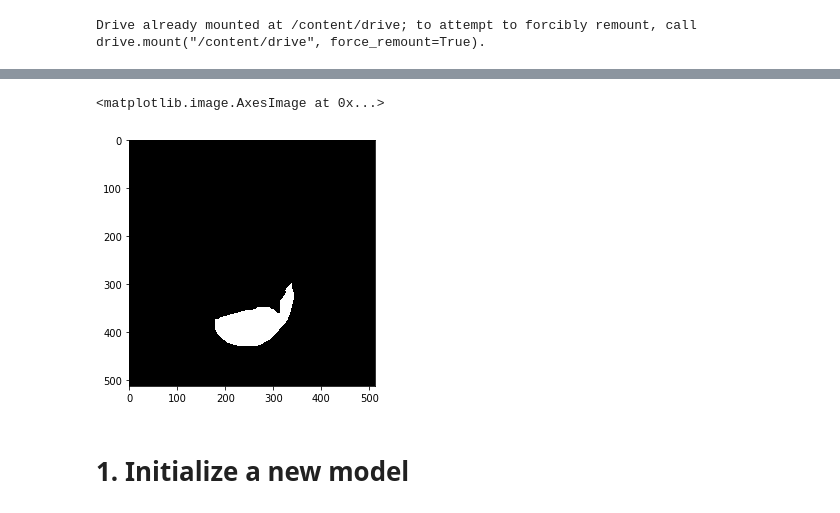
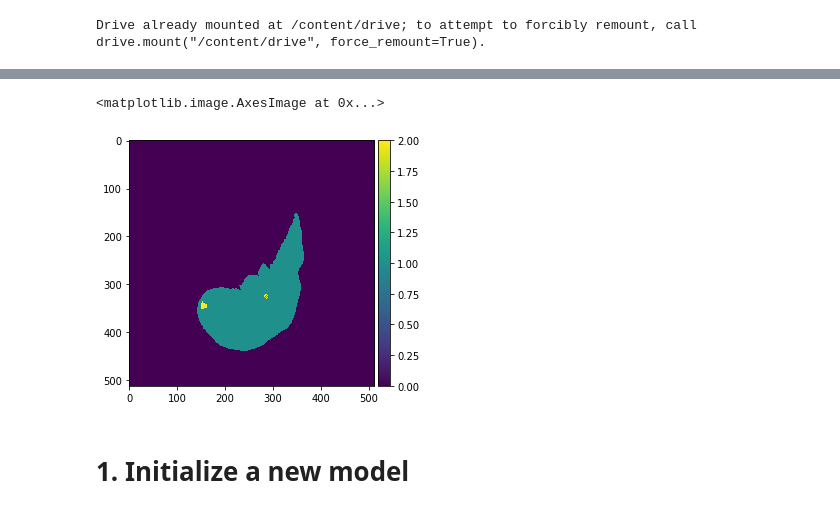
Before and after one commit to qzlinqian/6_869_project_med_seg, a Jupyter notebook: segmentation.ipynb, the cells around one changed output, grey strips where cells are left out. Drawn from its saved outputs; the diff is of its cells as text; code cells hidden in the pictures.

```diff
--- a/segmentation.ipynb
+++ b/segmentation.ipynb
@@ -70,10 +72,10 @@ HTML(ani.to_html5_video())
 # %%
 img_arr = img2.get_fdata()
 img_arr = np.squeeze(img_arr)
-io.imshow(img_arr[:,:,50])
+io.imshow(img_arr[:,:,60])
 # %% [output]
 <matplotlib.image.AxesImage at 0x...>
-[figure, old version]
+[figure, new version]
 # %% [markdown]
 # 1. Initialize a new model
 # %%
```
Also changed, not shown: parts of 7 cells of this notebook.
